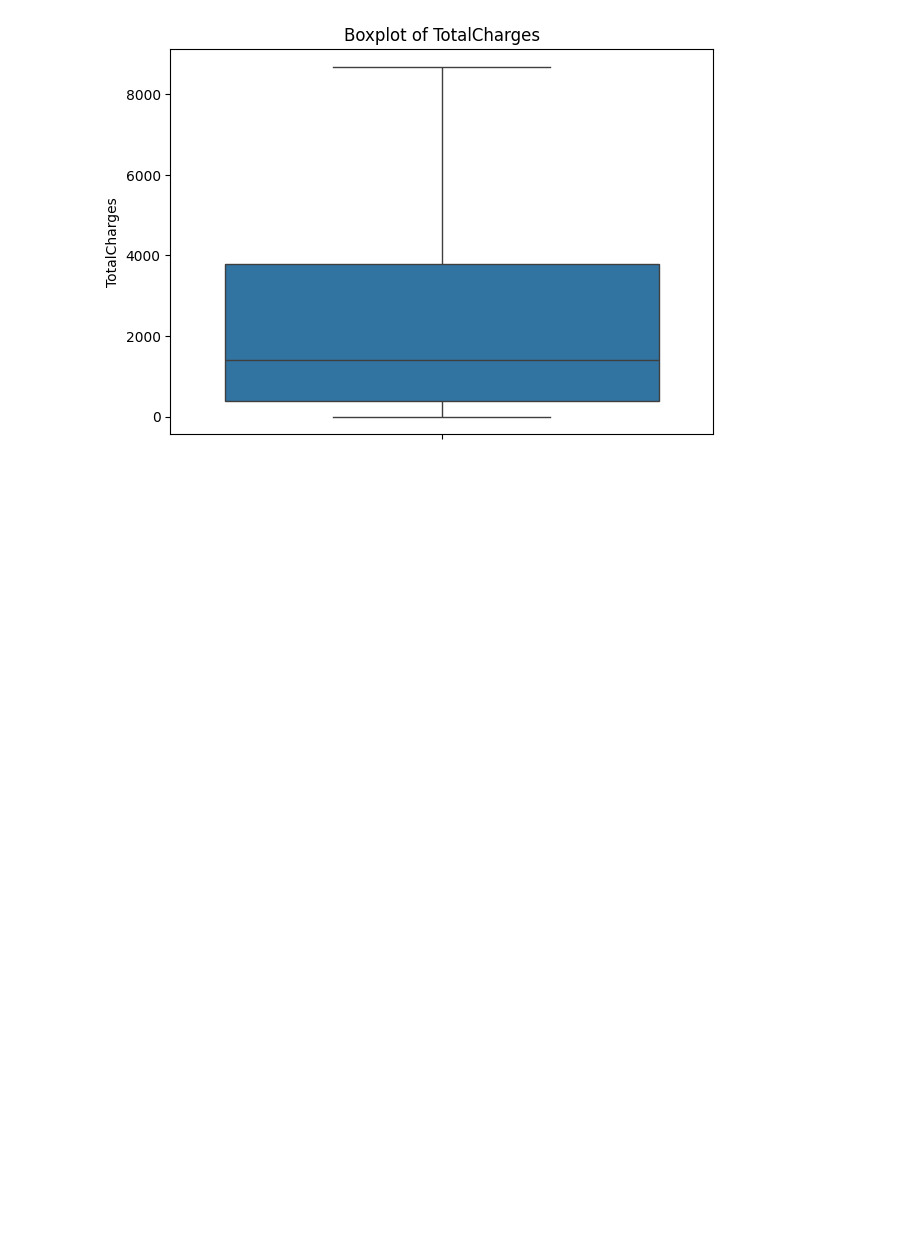
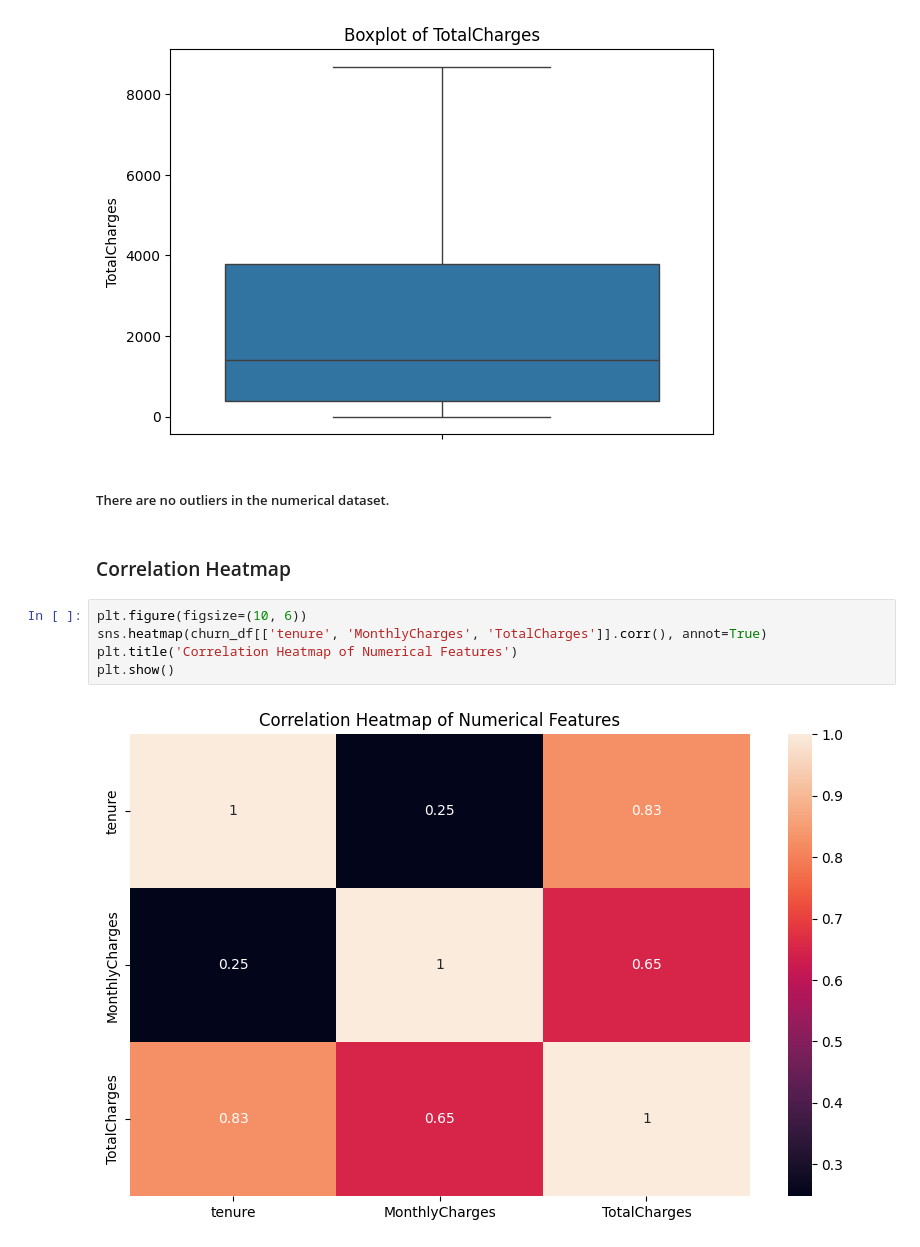
Before and after one commit to Anurag-Warthi/Machine-Learning-Projects, a Jupyter notebook: Machine Learning Projects/Customer Churn/Churn.ipynb, the cells around one changed output. Saved outputs shown, nothing was run; the diff lists cells and outputs as text; blank space fills up the shorter version.

Commit message:
New commit to churn file

```diff
--- a/Machine Learning Projects/Customer Churn/Churn.ipynb
+++ b/Machine Learning Projects/Customer Churn/Churn.ipynb
@@ -221,3 +221,14 @@ plot_boxplot(churn_df, numerical_features[1])
 plot_boxplot(churn_df, numerical_features[2])
 # %% [output]
 [figure]
+# %% [markdown]
+##### There are no outliers in the numerical dataset.
+# %% [markdown]
+### Correlation Heatmap
+# %%
+plt.figure(figsize=(10, 6))
+sns.heatmap(churn_df[['tenure', 'MonthlyCharges', 'TotalCharges']].corr(), annot=True)
+plt.title('Correlation Heatmap of Numerical Features')
+plt.show()
+# %% [output]
+[figure, added]
```
